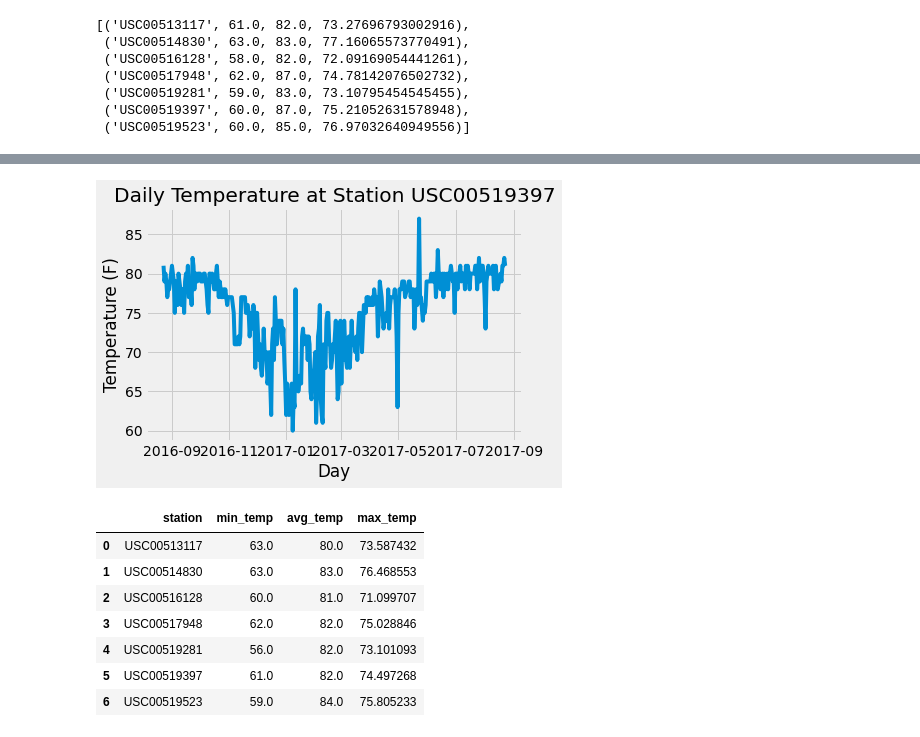
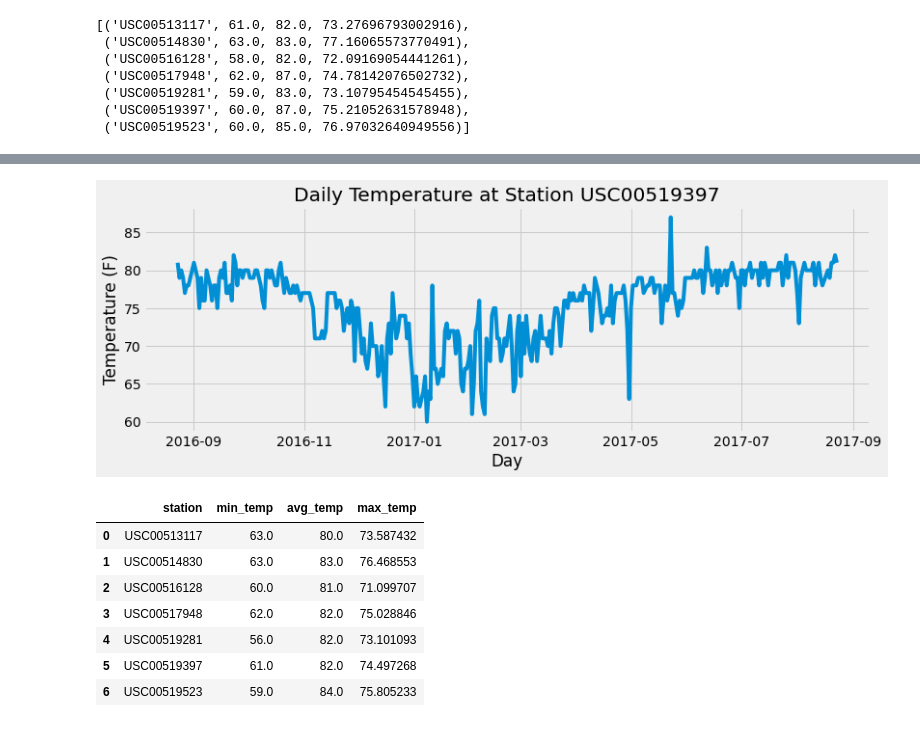
Before and after one commit to tri-bui/sandbox-dbs, a Jupyter notebook: hi-weather/climate_analysis.ipynb, the cells around one changed output, grey strips where cells are left out. Cells and saved outputs as stored; diff of their text form; code cells hidden in the pictures.

```diff
--- a/hi-weather/climate_analysis.ipynb
+++ b/hi-weather/climate_analysis.ipynb
@@ -157,10 +157,10 @@ station_result.all()
  ('USC00517948', 1372),
  ('USC00518838', 511)]
 # %%
-# What are the most active stations?
-station_counts = session.query(M.station, func.count(M.tobs)).filter(M.date >= start)
-station_counts = station_counts.group_by(M.station).order_by(func.count(M.tobs).desc()).all()
-station_counts
+# Number of temperature observations from each station
+Mtobs_bystation = session.query(M.station, func.count(M.tobs)).filter(M.date >= start)
+Mtobs_bystation = Mtobs_bystation.group_by(M.station).order_by(func.count(M.tobs).desc()).all()
+Mtobs_bystation
 # %% [output]
 [('USC00519397', 361),
  ('USC00519281', 352),
@@ -183,10 +183,11 @@ station_temps
  ('USC00519397', 60.0, 87.0, 75.21052631578948),
  ('USC00519523', 60.0, 85.0, 76.97032640949556)]
 # %%
-# Last 12 months of temperature observations for the most active station
-station97_temp = session.query(M.date, M.tobs)\
-                 .filter((M.station == station_counts[0][0]) & (M.date >= start)).all()
-station97_temp = np.array(station97_temp)
-len(station97_temp)
+# Last 12 months of temperature observations for the most active station (station USC00519397)
+s97_temps = session.query(M.date, M.tobs) \
+                        .filter((M.station == Mtobs_bystation[0][0]) & (M.date >= start)).all()
+s97_temps = np.array(s97_temps)
+print(len(s97_temps))
+s97_temps[:3]
 # %% [output]
 361
@@ -200,12 +211,15 @@ plt.plot()
 # %%
-# Plot temperature from the most active station
-plt.plot(pd.to_datetime(station97_temp[:, 0]), station97_temp[:, 1].astype(float))
-plt.title('Daily Temperature at Station ' + station_counts[0][0])
+# Lineplot of station 97 temperatures
+plt.figure(figsize=(12, 4))
+plt.plot(pd.to_datetime(s97_temps[:, 0]), s97_temps[:, 1].astype(float))
+
+# Formatting
+plt.title('Daily Temperature at Station ' + Mtobs_bystation[0][0])
 plt.ylabel('Temperature (F)')
 plt.xlabel('Day')
 plt.show()
 # %% [output]
-[figure, old version]
+[figure, new version]
 # %%
 def calc_temps(start_date=start, end_date=end):
 
```
Also changed, not shown: parts of 8 cells of this notebook.
